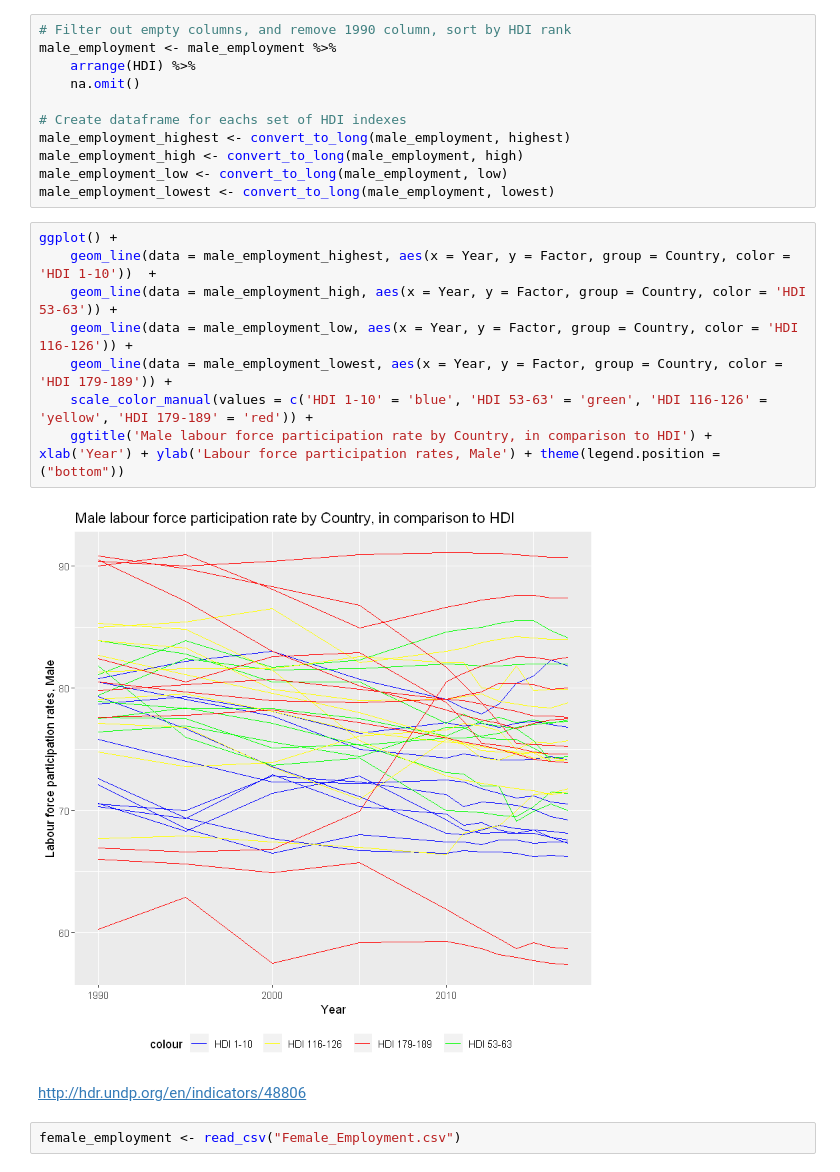
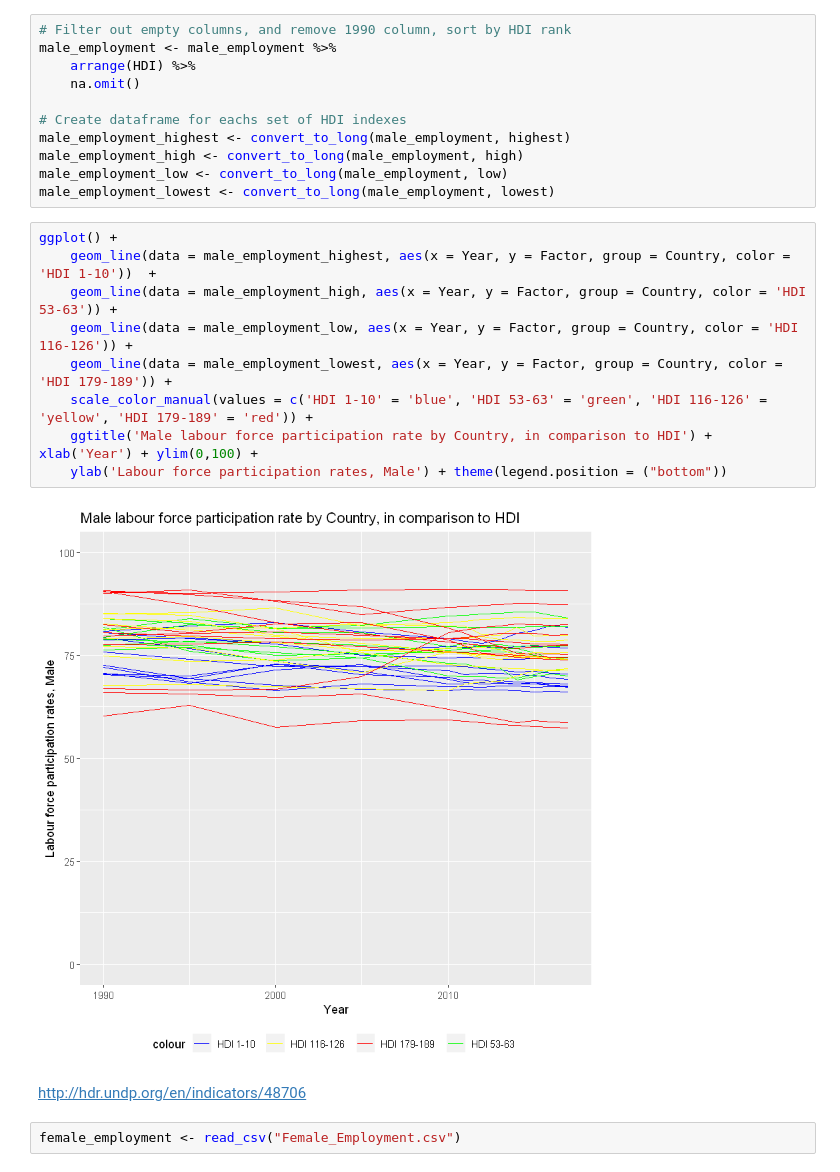
Before and after one commit to hazelerickson/data201, a Jupyter notebook: Group project - Income Index and Unemployment.ipynb, the cells around one changed output. Drawn from its saved outputs; the diff is of its cells as text.

```diff
--- a/Group project - Income Index and Unemployment.ipynb
+++ b/Group project - Income Index and Unemployment.ipynb
@@ -218,15 +270,16 @@ male_employment_lowest <- convert_to_long(male_employment, lowest)
 # %%
 ggplot() +
     geom_line(data = male_employment_highest, aes(x = Year, y = Factor, group = Country, color = 'HDI 1-10'))  +
     geom_line(data = male_employment_high, aes(x = Year, y = Factor, group = Country, color = 'HDI 53-63')) +
     geom_line(data = male_employment_low, aes(x = Year, y = Factor, group = Country, color = 'HDI 116-126')) +
     geom_line(data = male_employment_lowest, aes(x = Year, y = Factor, group = Country, color = 'HDI 179-189')) +
     scale_color_manual(values = c('HDI 1-10' = 'blue', 'HDI 53-63' = 'green', 'HDI 116-126' = 'yellow', 'HDI 179-189' = 'red')) +
-    ggtitle('Male labour force participation rate by Country, in comparison to HDI') + xlab('Year') + ylab('Labour force participation rates, Male') + theme(legend.position = ("bottom"))
+    ggtitle('Male labour force participation rate by Country, in comparison to HDI') + xlab('Year') + ylim(0,100) +
+    ylab('Labour force participation rates, Male') + theme(legend.position = ("bottom"))
 # %% [output]
-[figure, old version]
+[figure, new version]
 # %% [markdown]
-http://hdr.undp.org/en/indicators/48806
+http://hdr.undp.org/en/indicators/48706
 # %%
 female_employment <- read_csv("Female_Employment.csv")
 # %% [output]
```
Also changed, not shown: parts of 9 cells of this notebook, 1 other file.
